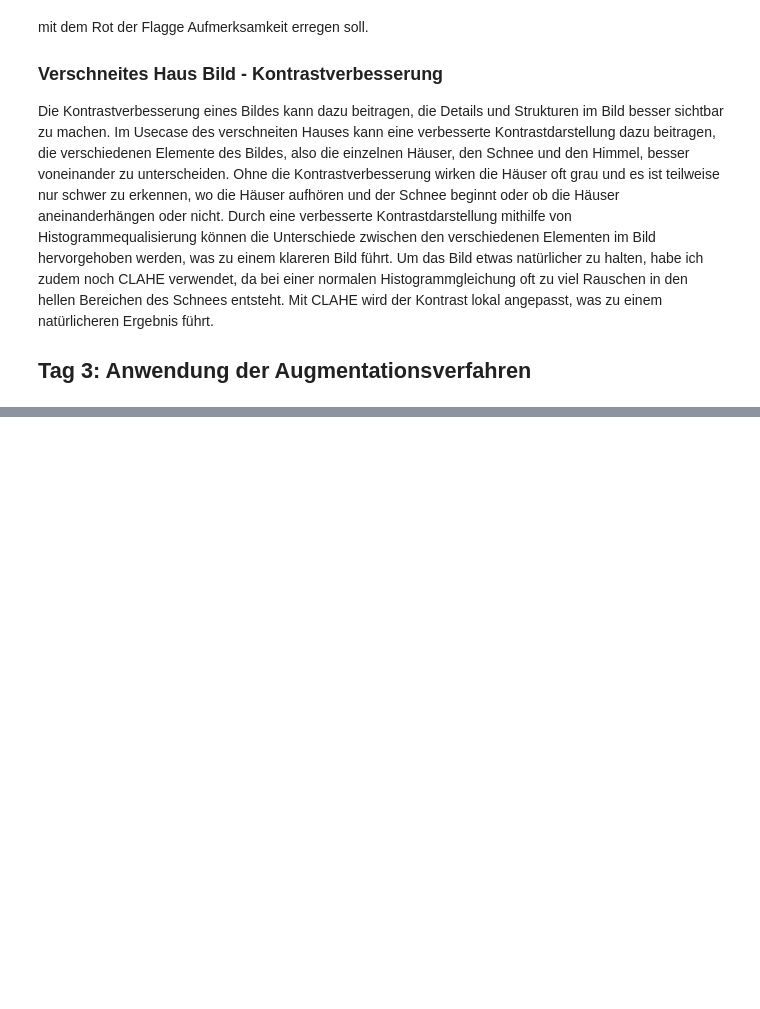
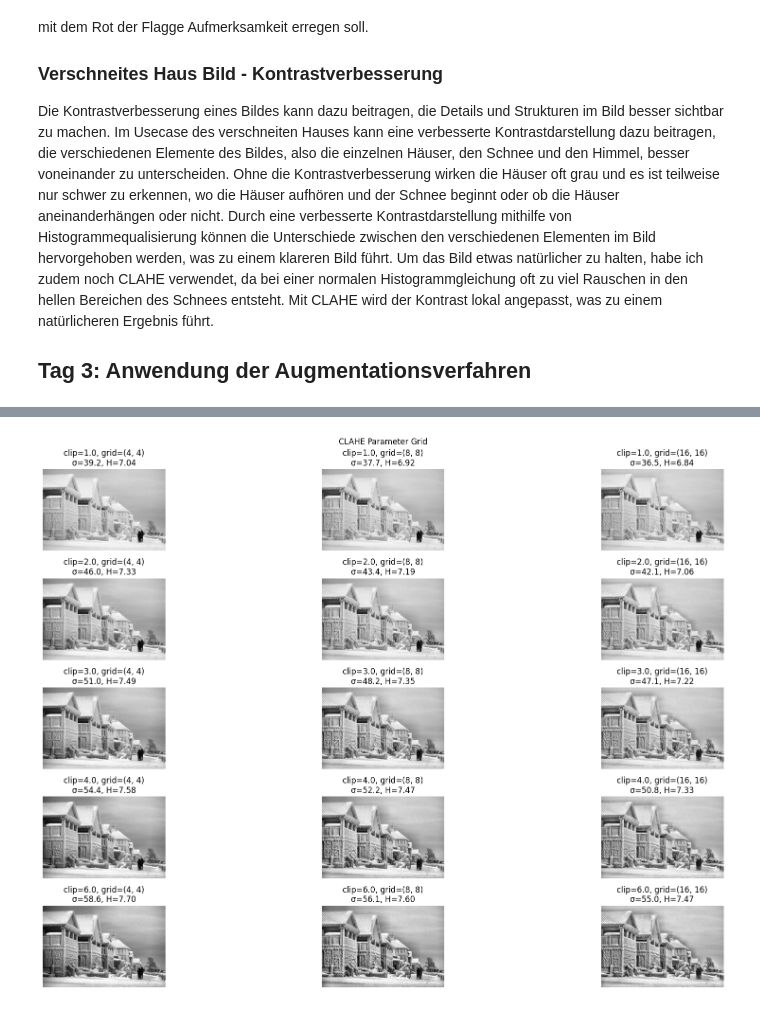
Before and after one commit to adrianmeier2002/gbsv_minichallenges, a Jupyter notebook: MC2/MC2_Day1_4.ipynb, the cells around one changed output, grey strips where cells are left out. Saved outputs shown, nothing was run; the diff lists cells and outputs as text; code cells hidden in the pictures; blank space fills up the shorter version.

```diff
--- a/MC2/MC2_Day1_4.ipynb
+++ b/MC2/MC2_Day1_4.ipynb
@@ -179,0 +293,29 @@ plt.tight_layout(); plt.show()
+# %%
+img_gray = cv2.imread('Images/snow_house.jpg', cv2.IMREAD_GRAYSCALE)
+if img_gray is None:
+    raise FileNotFoundError("Images/snow_house.jpg nicht gefunden")
+
+clip_limits = [1.0, 2.0, 3.0, 4.0, 6.0]
+grid_sizes = [(4,4), (8,8), (16,16)]
+results = []
+for c in clip_limits:
+    for gs in grid_sizes:
+        clahe = cv2.createCLAHE(clipLimit=c, tileGridSize=gs)
+        out = clahe.apply(img_gray)
+        std = np.std(out)
+        ent = -np.sum((np.bincount(out.ravel(), minlength=256)/out.size) * np.log2((np.bincount(out.ravel(), minlength=256)/out.size) + 1e-12))
+        results.append({'clip':c, 'grid':gs, 'std':std, 'entropy':ent, 'img':out})
+
+# Visualisiere als Grid (rows=clipLimits, cols=gridSizes)
+plt.figure(figsize=(20,12))
+for i,c in enumerate(clip_limits):
+    for j,gs in enumerate(grid_sizes):
+        r = next(x for x in results if x['clip']==c and x['grid']==gs)
+        plt_idx = i*len(grid_sizes) + j + 1
+        plt.subplot(len(clip_limits), len(grid_sizes), plt_idx)
+        plt.imshow(r['img'], cmap='gray'); plt.axis('off')
+        plt.title(f"clip={c}, grid={gs}\nσ={r['std']:.1f}, H={r['entropy']:.2f}")
+plt.suptitle("CLAHE Parameter Grid")
+plt.tight_layout(); plt.show()
+# %% [output]
+[figure, added]
```
Also changed, not shown: parts of 7 cells of this notebook, 1 other file.
